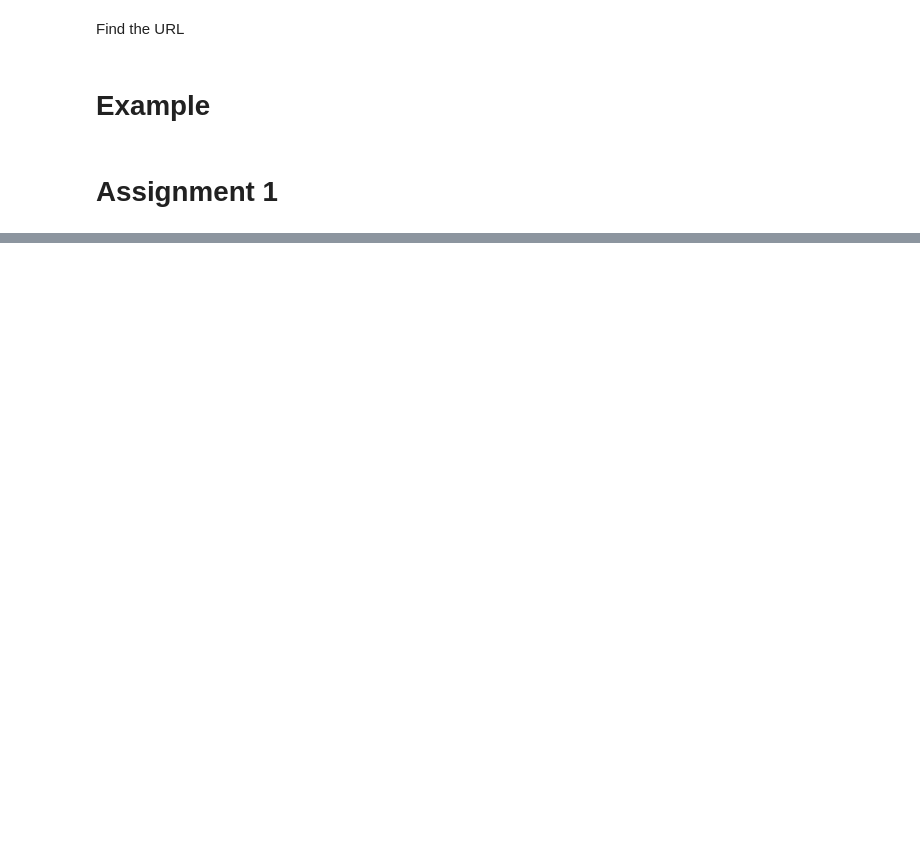
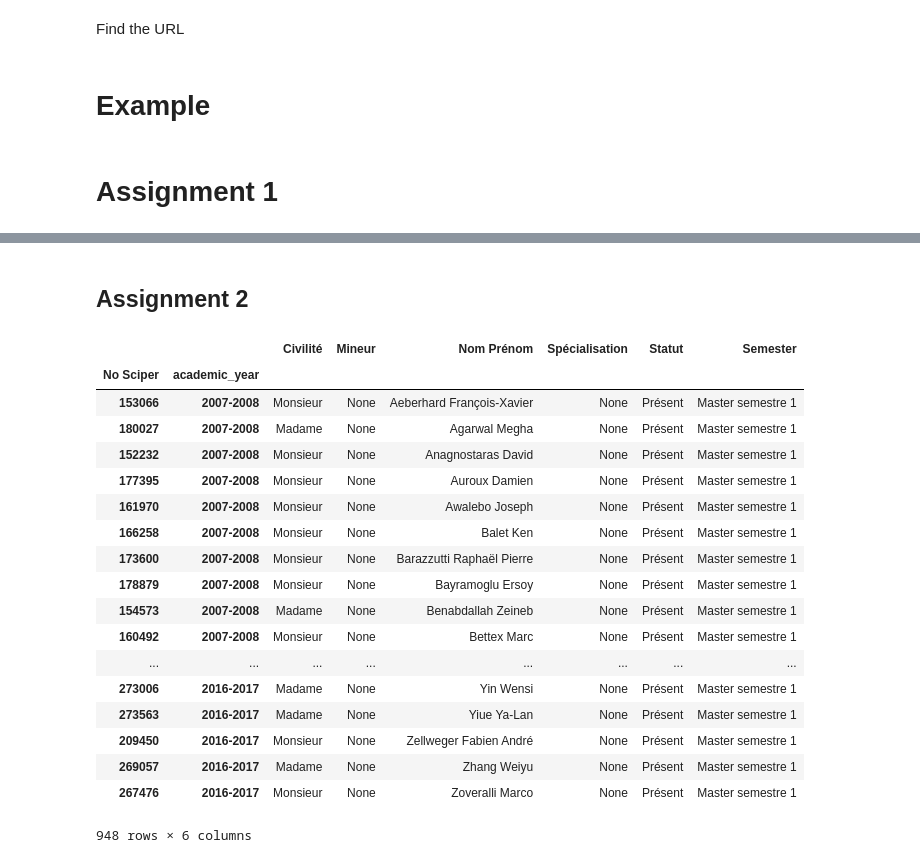
Before and after one commit to fanzhangsuper/fancy_group, a Jupyter notebook: HW3/homework 3.ipynb, the cells around one changed output, grey strips where cells are left out. Saved outputs shown, nothing was run; the diff lists cells and outputs as text; code cells hidden in the pictures; blank space fills up the shorter version.

```diff
--- a/HW3/homework 3.ipynb
+++ b/HW3/homework 3.ipynb
@@ -81,7 +81,7 @@ def get_required_webpage(academic_year_str,season_str,semester_str,unite_faculty
     # get the URL
     r = requests.get(filter_url, params = parameter_dict)
     # convert to beautifulSoup
-    soup = BeautifulSoup(r2.text, parser)
+    soup = BeautifulSoup(r.text, parser)
     # check if the ww_x_GPS is exist or not, if it existed, ww_x_GPS == -1
     if soup.select('a[class=%s]' % "ww_x_GPS")==[]:
         print('The input is not valide')
@@ -128,17 +135,18 @@ df = build_dataframe(soup_table, ['No Sciper', 'Statut'])
 # %% [markdown]
 # Assignment 1
 # %%
-season_str = "Semestre d'automne"
-semester_str = 'Bachelor semestre 1'
-unite_faculty_str =  'Informatique'
-
-df_list = []
-for year in range(2007, 2017):
-    academic_year_str = str(year) + '-' + str(year+1)
-    print(academic_year_str)
-    soup_table = get_required_webpage(academic_year_str,season_str,semester_str,unite_faculty_str,dict_unite)
-    df_list.append(build_dataframe(soup_table, ['Nom Prénom', 'No Sciper', 'Statut']))
-    df = pd.concat(df_list, axis=0)
-
-df['Semester'] = semester_str
-print(df.head())
+def func_get_semester_student(season_str,semester_str,unite_faculty_str, feature_list):
+    df_list = []
+    for year in range(2007, 2017):
+        academic_year_str = str(year) + '-' + str(year+1)
+        #print(academic_year_str)
+        soup_table = get_required_webpage(academic_year_str,season_str,semester_str,unite_faculty_str,dict_unite)
+        df =build_dataframe(soup_table, feature_list)
+        df['academic_year']=academic_year_str
+        df_list.append(df)
+    df = pd.concat(df_list)
+    df['Semester'] = semester_str
+    df1 = df.set_index(['No Sciper','academic_year'])
+    df2 = df.set_index(['No Sciper'])
+    unique_index = df2.index.unique()
+    return df1,unique_index
@@ -225,0 +207,32 @@ df4.loc[8]
+# %% [markdown]
+## Assignment 2
+# %%
+# extract the semester 1 and semester 2 student list
+season_str = ["Semestre d'automne","Semestre de printemps"]
+semester_str = ['Master semestre 1','Master semestre 2']
+feature_list = ['Nom Prénom', 'No Sciper', 'Statut', 'Civilité','Spécialisation','Mineur']
+unite_faculty_str =  'Informatique'
+df_master_semester_1,unique_master_index_1 = func_get_semester_student(season_str[0],semester_str[0],unite_faculty_str, feature_list)
+df_master_semester_2,unique_master_index_2 = func_get_semester_student(season_str[1],semester_str[1],unite_faculty_str, feature_list)
+# %%
+df_master_semester_1
+# %% [output]
+|  |  | Civilité | Mineur | Nom Prénom | Spécialisation | Statut | Semester |
+| No Sciper | academic_year |  |  |  |  |  |  |
+| 153066 | 2007-2008 | Monsieur | None | Aeberhard François-Xavier | None | Présent | Master semestre 1 |
+| 180027 | 2007-2008 | Madame | None | Agarwal Megha | None | Présent | Master semestre 1 |
+| 152232 | 2007-2008 | Monsieur | None | Anagnostaras David | None | Présent | Master semestre 1 |
+| 177395 | 2007-2008 | Monsieur | None | Auroux Damien | None | Présent | Master semestre 1 |
+| 161970 | 2007-2008 | Monsieur | None | Awalebo Joseph | None | Présent | Master semestre 1 |
+| 166258 | 2007-2008 | Monsieur | None | Balet Ken | None | Présent | Master semestre 1 |
+| 173600 | 2007-2008 | Monsieur | None | Barazzutti Raphaël Pierre | None | Présent | Master semestre 1 |
+| 178879 | 2007-2008 | Monsieur | None | Bayramoglu Ersoy | None | Présent | Master semestre 1 |
+| 154573 | 2007-2008 | Madame | None | Benabdallah Zeineb | None | Présent | Master semestre 1 |
+| 160492 | 2007-2008 | Monsieur | None | Bettex Marc | None | Présent | Master semestre 1 |
+| ... | ... | ... | ... | ... | ... | ... | ... |
+| 273006 | 2016-2017 | Madame | None | Yin Wensi | None | Présent | Master semestre 1 |
+| 273563 | 2016-2017 | Madame | None | Yiue Ya-Lan | None | Présent | Master semestre 1 |
+| 209450 | 2016-2017 | Monsieur | None | Zellweger Fabien André | None | Présent | Master semestre 1 |
+| 269057 | 2016-2017 | Madame | None | Zhang Weiyu | None | Présent | Master semestre 1 |
+| 267476 | 2016-2017 | Monsieur | None | Zoveralli Marco | None | Présent | Master semestre 1 |
+948 rows × 6 columns
```
Also changed, not shown: parts of 14 cells of this notebook.
